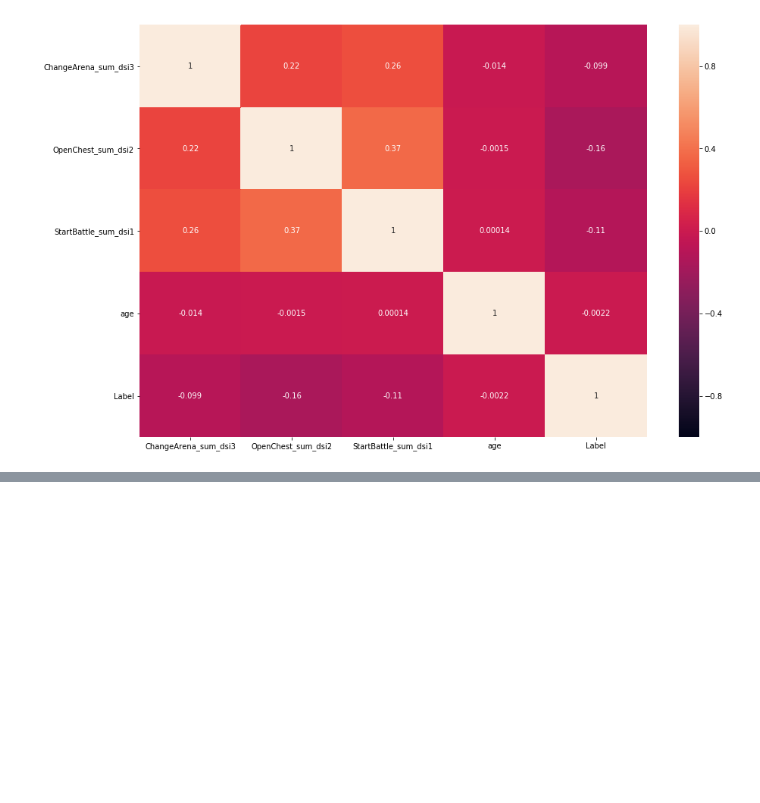
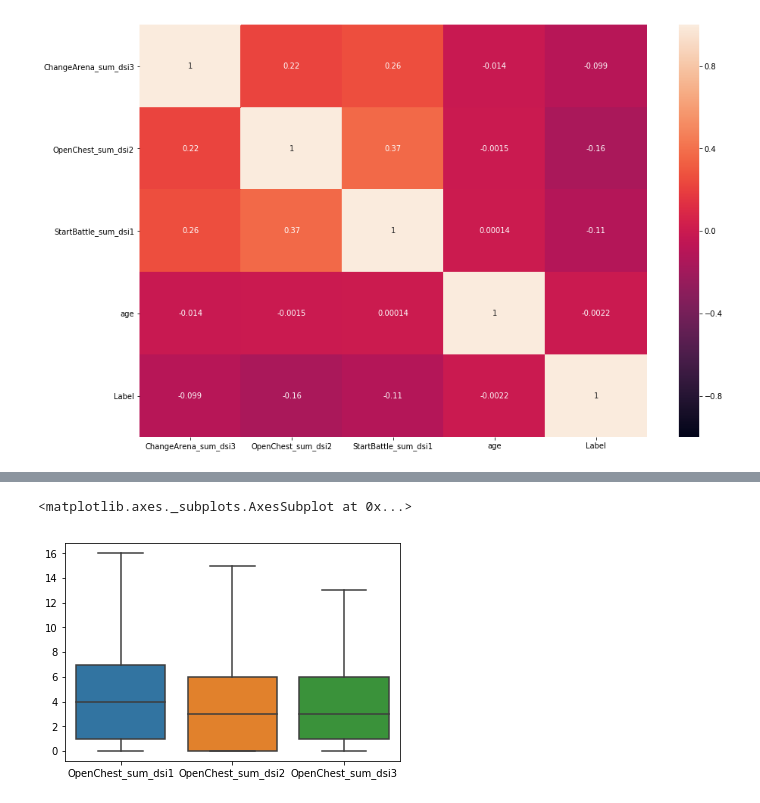
Before and after one commit to francomatiasferrari/md_MIM, a Jupyter notebook: analysis/EDA_FF.ipynb, the cells around one changed output, grey strips where cells are left out. Saved outputs shown, nothing was run; the diff lists cells and outputs as text; code cells hidden in the pictures; blank space fills up the shorter version.

```diff
--- a/analysis/EDA_FF.ipynb
+++ b/analysis/EDA_FF.ipynb
@@ -237,0 +252,6 @@ Int64Index([     8,     18,     78,     85,    153,    244,    259,    298,
+# %%
+# Nulls in OpenChest_sum_dsi2
+sns.boxplot(data=df[["OpenChest_sum_dsi1","OpenChest_sum_dsi2","OpenChest_sum_dsi3"]], orient="v", showfliers = False)
+# %% [output]
+<matplotlib.axes._subplots.AxesSubplot at 0x...>
+[figure, added]
```
Also changed, not shown: parts of 23 cells of this notebook, 1 other file.
